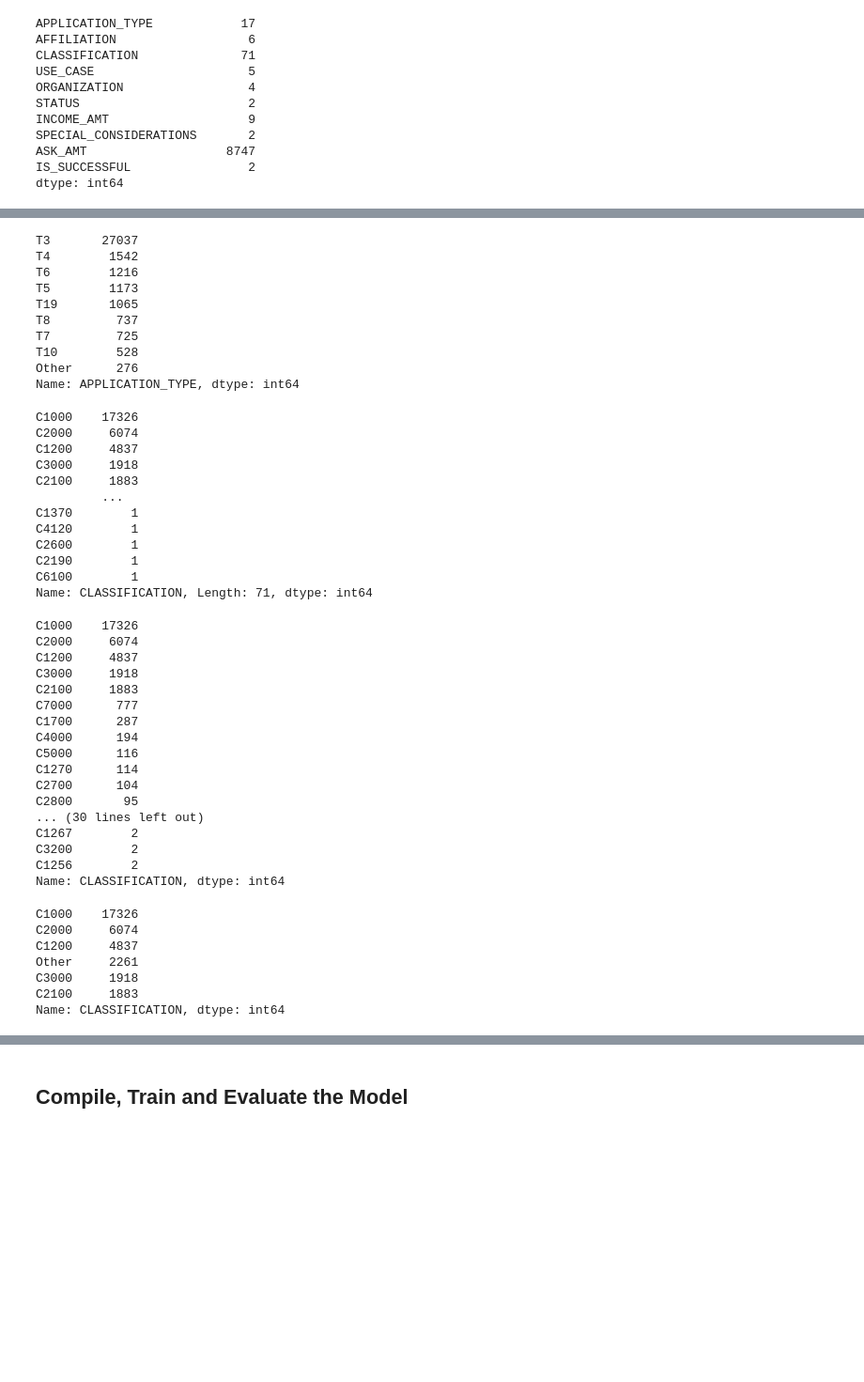
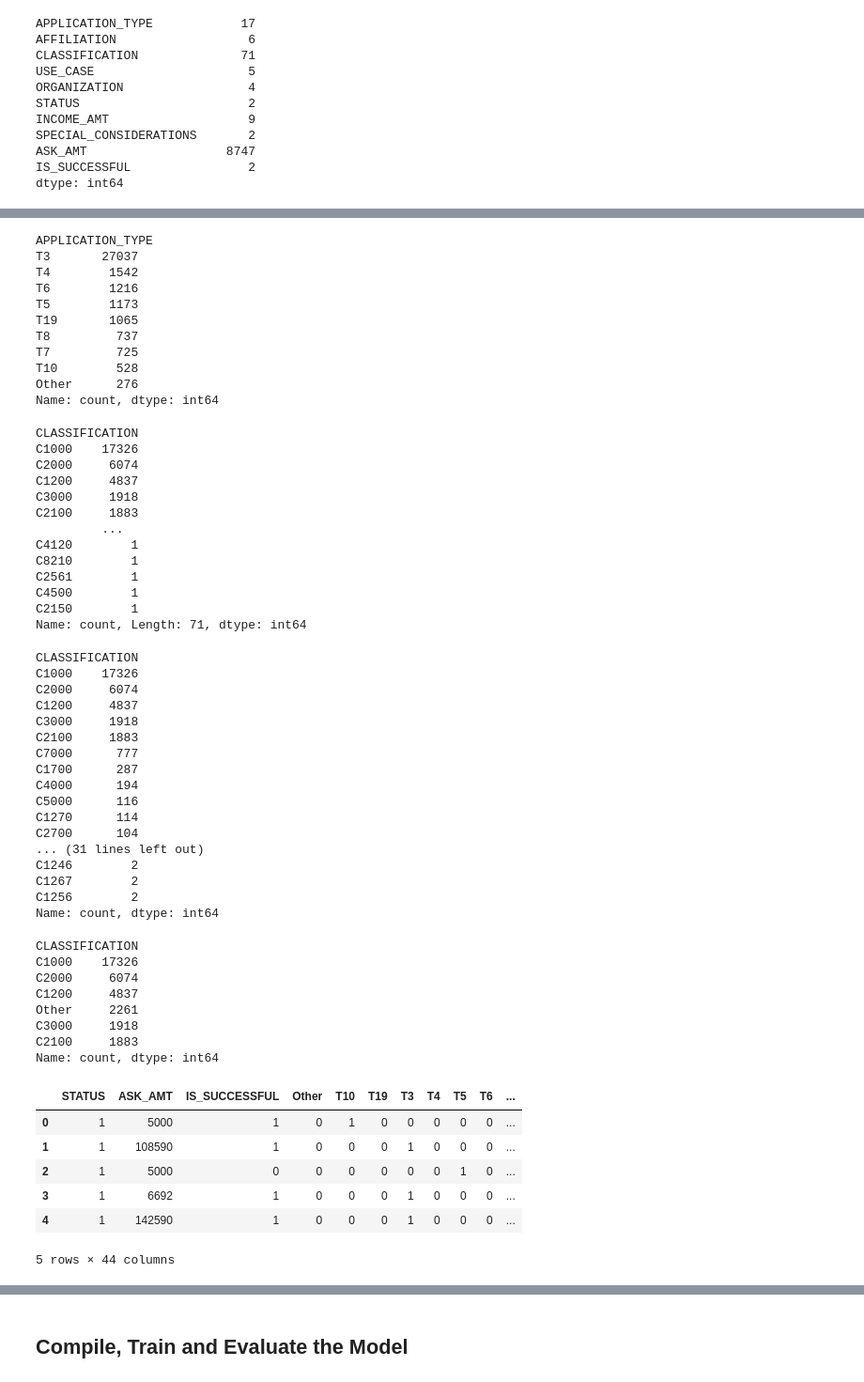
Before and after one commit to JCovarrubias236/deep-learning-challenge, a Jupyter notebook: Starter_Code.ipynb, the cells around one changed output, grey strips where cells are left out. Shown at 94% size. Drawn from its saved outputs; the diff is of its cells as text; code cells hidden in the pictures; blank space fills up the shorter version.

```diff
--- a/Starter_Code.ipynb
+++ b/Starter_Code.ipynb
@@ -20,6 +20,6 @@ application_df.head()
 | 4 | 10556103 | GENETIC RESEARCH INSTITUTE OF THE... | T3 | Independent | C1000 | Heathcare | Trust | 1 | ... |
 # %%
 # Drop the non-beneficial ID columns, 'EIN' and 'NAME'.
-#  YOUR CODE GOES HERE
+application_df = application_df.drop(columns=['EIN', 'NAME'])
 # %%
 # Determine the number of unique values in each column.
@@ -61,7 +62,7 @@ Name: APPLICATION_TYPE, dtype: int64
 # %%
-# Choose a cutoff value and create a list of application types to be replaced
+# Choose a cutoff value (100) and create a list of application types to be replaced
 # use the variable name `application_types_to_replace`
-#  YOUR CODE GOES HERE
+application_types_to_replace = ['T9','T13', 'T12', 'T2', 'T25', 'T14', 'T29', 'T15', 'T17']
 
 # Replace in dataframe
 for app in application_types_to_replace:
@@ -70,6 +71,7 @@ for app in application_types_to_replace:
 # Check to make sure replacement was successful
 application_df['APPLICATION_TYPE'].value_counts()
 # %% [output]
+APPLICATION_TYPE
 T3       27037
 T4        1542
 T6        1216
@@ -79,27 +81,29 @@ T8         737
 T7         725
 T10        528
 Other      276
-Name: APPLICATION_TYPE, dtype: int64
+Name: count, dtype: int64
 # %%
 # Look at CLASSIFICATION value counts to identify and replace with "Other"
-#  YOUR CODE GOES HERE
+application_df['CLASSIFICATION'].value_counts()
 # %% [output]
+CLASSIFICATION
 C1000    17326
 C2000     6074
 C1200     4837
 C3000     1918
 C2100     1883
          ...
-C1370        1
 C4120        1
-C2600        1
-C2190        1
-C6100        1
-Name: CLASSIFICATION, Length: 71, dtype: int64
+C8210        1
+C2561        1
+C4500        1
+C2150        1
+Name: count, Length: 71, dtype: int64
 # %%
 # You may find it helpful to look at CLASSIFICATION value counts >1
-#  YOUR CODE GOES HERE
+application_df['CLASSIFICATION'].value_counts().loc[lambda x : x > 1]
 # %% [output]
+CLASSIFICATION
 C1000    17326
 C2000     6074
 C1200     4837
@@ -111,16 +115,21 @@ C4000      194
 C5000      116
 C1270      114
 C2700      104
-C2800       95
-... (30 lines left out)
+... (31 lines left out)
+C1246        2
 C1267        2
-C3200        2
 C1256        2
-Name: CLASSIFICATION, dtype: int64
+Name: count, dtype: int64
 # %%
 # Choose a cutoff value and create a list of classifications to be replaced
 # use the variable name `classifications_to_replace`
-#  YOUR CODE GOES HERE
+classifications_to_replace = ['C7000','C4000','C5000','C1270','C2700','C2800','C7100','C1300','C1280','C1230',
+                              'C1400','C7200','C2300','C1240','C8000','C7120','C1500','C1800','C6000','C1250',
+                              'C8200','C1238','C1278','C1235','C1237','C7210','C2400','C1720','C4100','C1257',
+                              'C1600','C1260','C2710','C0','C3200','C1234','C1246','C1267','C1256','C1700','C1370',
+                              'C1236''C2190','C4200','C5200','C6100','C2600','C1248','C1580','C1820','C1900','C2570',
+                              'C1283','C3700','C2500','C1570','C2380','C1732','C1728','C2170','C4120','C8210','C4500',
+                              'C1245','C2561','C2150','C1236','C2190']
 
 # Replace in dataframe
 for cls in classifications_to_replace:
@@ -129,10 +138,11 @@ for cls in classifications_to_replace:
 # Check to make sure replacement was successful
 application_df['CLASSIFICATION'].value_counts()
 # %% [output]
+CLASSIFICATION
 C1000    17326
 C2000     6074
 C1200     4837
 Other     2261
 C3000     1918
 C2100     1883
-Name: CLASSIFICATION, dtype: int64
+Name: count, dtype: int64
@@ -142,2 +164,12 @@ Name: CLASSIFICATION, dtype: int64
+# %%
+application_df.head()
+# %% [output]
+|  | STATUS | ASK_AMT | IS_SUCCESSFUL | Other | T10 | T19 | T3 | T4 | T5 | T6 | ... |
+| 0 | 1 | 5000 | 1 | 0 | 1 | 0 | 0 | 0 | 0 | 0 | ... |
+| 1 | 1 | 108590 | 1 | 0 | 0 | 0 | 1 | 0 | 0 | 0 | ... |
+| 2 | 1 | 5000 | 0 | 0 | 0 | 0 | 0 | 0 | 1 | 0 | ... |
+| 3 | 1 | 6692 | 1 | 0 | 0 | 0 | 1 | 0 | 0 | 0 | ... |
+| 4 | 1 | 142590 | 1 | 0 | 0 | 0 | 1 | 0 | 0 | 0 | ... |
+5 rows × 44 columns
 # %%
 # Split our preprocessed data into our features and target arrays
```
Also changed, not shown: parts of 13 cells of this notebook, 1 other file.
